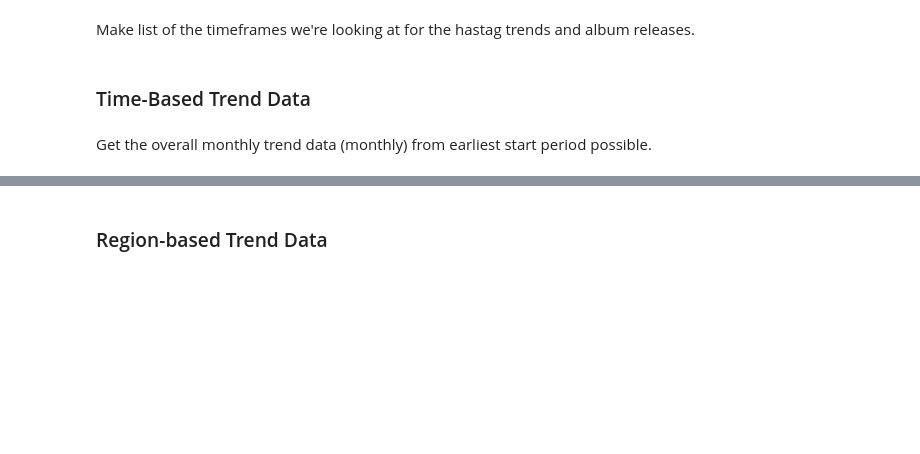
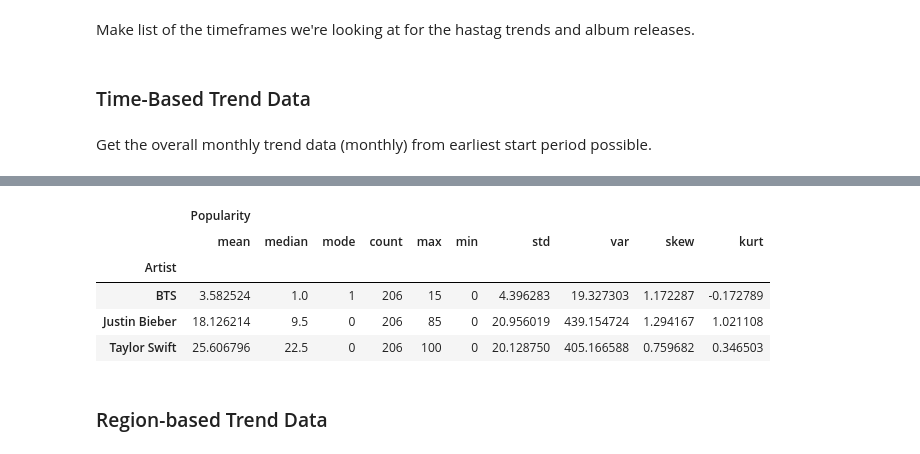
Before and after one commit to dliu9999/Fandom-Online-Collaboration, a Jupyter notebook: notebooks/01-duong-GoogleTrends.ipynb, the cells around one changed output, grey strips where cells are left out. Cells and saved outputs as stored; diff of their text form; code cells hidden in the pictures; blank space fills up the shorter version.

```diff
--- a/notebooks/01-duong-GoogleTrends.ipynb
+++ b/notebooks/01-duong-GoogleTrends.ipynb
@@ -76,5 +80,17 @@ overall_monthly.head()
 | 3 | 2004-04-01 | BTS | 1 |
 | 4 | 2004-05-01 | BTS | 1 |
+# %%
+overall_monthly.groupby('Artist').agg({
+    'Popularity': ['mean', 'median', pd.Series.mode, 'count',
+                  'max', 'min', 'std', 'var', 'skew', pd.DataFrame.kurt]
+})
+# %% [output]
+|  | Popularity |  |  |  |  |  |  |  |  |  |
+|  | mean | median | mode | count | max | min | std | var | skew | kurt |
+| Artist |  |  |  |  |  |  |  |  |  |  |
+| BTS | 3.582524 | 1.0 | 1 | 206 | 15 | 0 | 4.396283 | 19.327303 | 1.172287 | -0.172789 |
+| Justin Bieber | 18.126214 | 9.5 | 0 | 206 | 85 | 0 | 20.956019 | 439.154724 | 1.294167 | 1.021108 |
+| Taylor Swift | 25.606796 | 22.5 | 0 | 206 | 100 | 0 | 20.128750 | 405.166588 | 0.759682 | 0.346503 |
 # %% [markdown]
 ### Region-based Trend Data
 # %%
```
Also changed, not shown: parts of 21 cells of this notebook, 1 other file.
